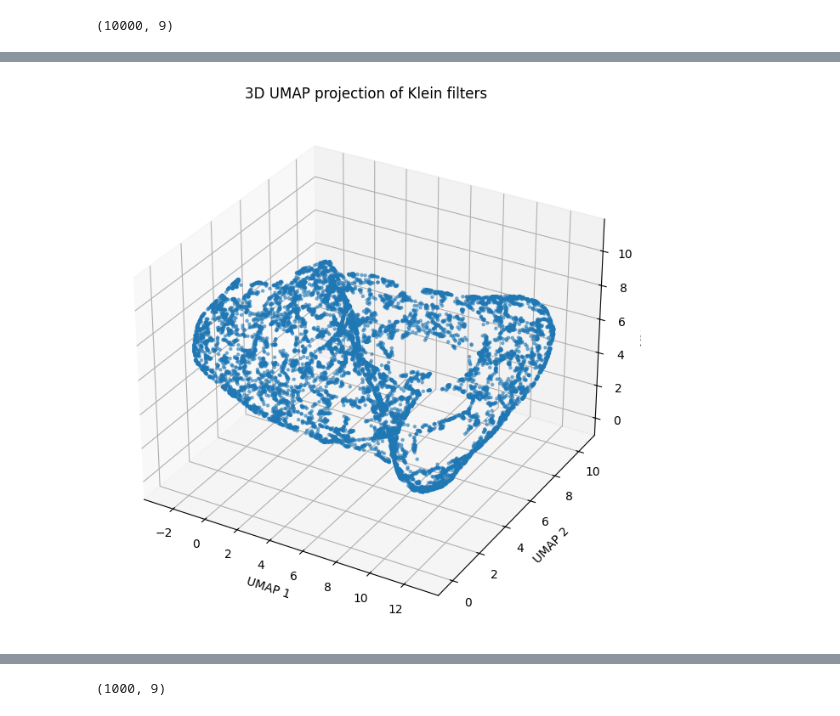
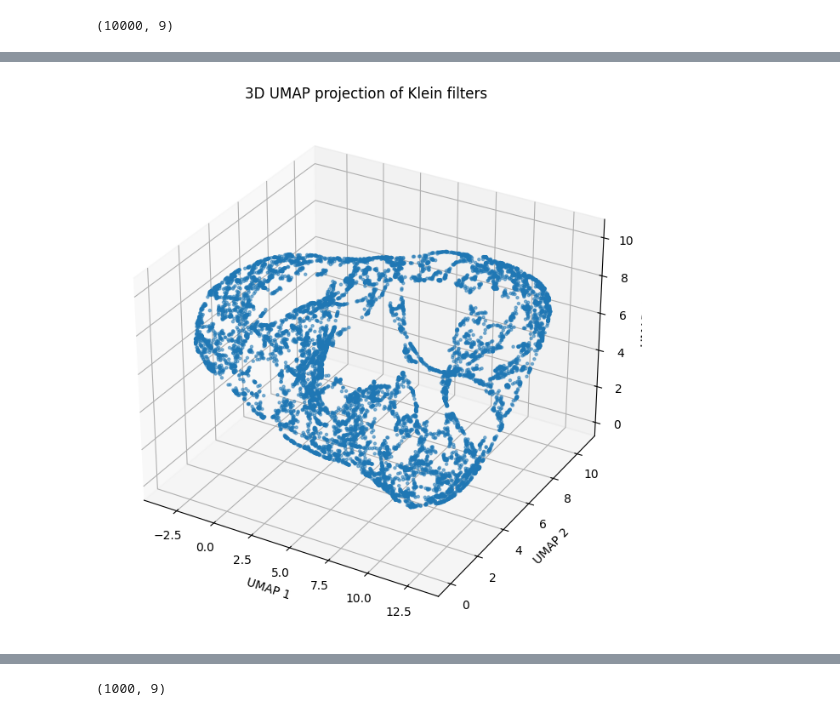
Before and after one commit to bekemax/KleinVAE, a Jupyter notebook: klein-filters.ipynb, the cells around one changed output, grey strips where cells are left out. Cells and saved outputs as stored; diff of their text form; code cells hidden in the pictures.

```diff
--- a/klein-filters.ipynb
+++ b/klein-filters.ipynb
@@ -55,16 +59,39 @@ def klein_filter(theta_1: float, theta_2: float) -> float:
     t = projection_onto_a_line(theta_1)
     return lambda x,y: np.sin(theta_2) * t(x,y) + np.cos(theta_2) * chebyshev_2(t(x,y))
 # %%
-def generate_klein_filter_matrix(theta_1, theta_2, size=3):
+def generate_klein_filter_matrix(theta_1, theta_2, size=3, midpoint=True):
     """
     Generate a Klein filter matrix of given size for specified angles.
+
+    Parameters:
+    - theta_1: Angle for the first projection.
+    - theta_2: Angle for the second projection.
+    - size: Size of the matrix.
+    - midpoint: If True, use midpoints for the grid; otherwise, use edges.
     """
     f = klein_filter(theta_1, theta_2)
-    x = np.linspace(-1, 1, size)
-    y = np.linspace(-1, 1, size)
-    X, Y = np.meshgrid(x, y)
+    coords = np.linspace(-1 + 1/size, 1 - 1/size, size) if midpoint else np.linspace(-1, 1, size)
+    X, Y = np.meshgrid(coords, coords)
     Z = f(X, Y)
     return Z
+
+def generate_klein_filter_matrix_via_integration(theta_1, theta_2, size=3):
+    """
+    Generate a Klein filter matrix of given size for specified angles using integration.
+    """
+    f = klein_filter(theta_1, theta_2)
+    result = np.zeros([size, size])
+    for x in range(size):
+        for y in range(size):
+            xmin = -1.0 + ((2 * x) / (2 * size))
+            xmax = -1.0 + ((2 * (x + 1.0)) / (2 * size))
+            ymin = -1.0 + ((2 * y) / (2 * size))
+            ymax = -1.0 + ((2 * (y + 1.0)) / (2 * size))
+
+            Filter = dblquad(f, xmin, xmax, ymin, ymax)[0]
+            result[y][x] = Filter
+
+    return result
 # %%
 n = 10
 
@@ -73,7 +100,8 @@ for i in range(0, n+1):
     for j in range(0, n+1):
         theta_1 = 2 * np.pi * i / n
         theta_2 = 2 * np.pi * j / n
-        filter_img = generate_klein_filter_matrix(theta_1, theta_2, size=3)
+        filter_img = generate_klein_filter_matrix(theta_1, theta_2, size=3, midpoint=False)
+        #filter_img = generate_klein_filter_matrix_via_integration(theta_1, theta_2, size=3)
         axes[i, j].imshow(filter_img, cmap='gray', extent=[-1, 1, -1, 1])
         # Draw black border
         for spine in axes[i, j].spines.values():
@@ -133,7 +161,8 @@ filters = [None]*n_angles
 
 for i, thetas in enumerate(zip(th1s, th2s)):
     theta_1, theta_2 = thetas
-    klein_filter_matrix = generate_klein_filter_matrix(theta_1, theta_2, size=3)
+    klein_filter_matrix = generate_klein_filter_matrix(theta_1, theta_2, size=3, midpoint=False)
+    #klein_filter_matrix = generate_klein_filter_matrix_via_integration(theta_1, theta_2, size=3)
     filters[i] = klein_filter_matrix.flatten()
 
 X = np.array(filters)
@@ -159,15 +226,17 @@ plt.show()
 # %%
-reducer = umap.UMAP(n_components=3, random_state=42)
+%%time
+
+reducer = umap.UMAP(n_components=3, random_state=28)
 reducer.fit(X)
-embedding = reducer.transform(X)
+klein_embedding = reducer.transform(X)
 
 fig = plt.figure(figsize=(10, 8))
 ax = fig.add_subplot(111, projection='3d')
-ax.scatter(embedding[:, 0], embedding[:, 1], embedding[:, 2], s=5, alpha=0.5)
+ax.scatter(klein_embedding[:, 0], klein_embedding[:, 1], klein_embedding[:, 2], s=5, alpha=0.5)
 ax.set_title('3D UMAP projection of Klein filters')
 ax.set_xlabel('UMAP 1')
 ax.set_ylabel('UMAP 2')
 ax.set_zlabel('UMAP 3')
 plt.show()
 # %% [output]
-[figure, old version]
+[figure, new version]
```
Also changed, not shown: parts of 16 cells of this notebook, 3 other files.
